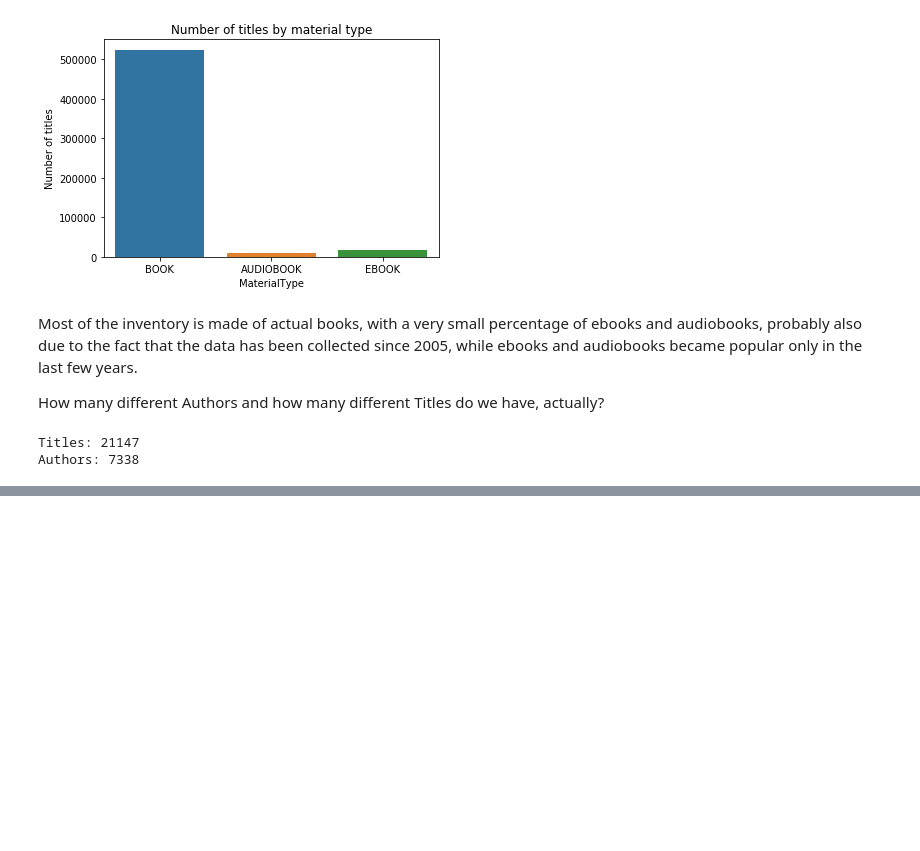
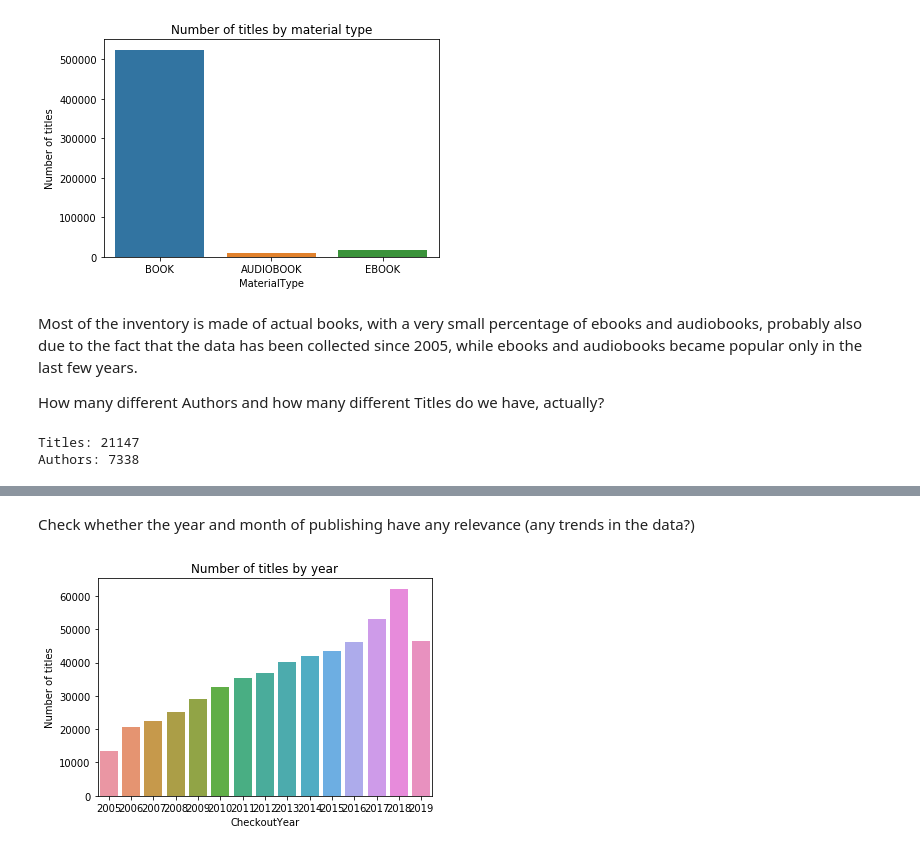
Before and after one commit to OanaTudu/BookTitleMovieCandidate, a Jupyter notebook: LibraryBooks.ipynb, the cells around one changed output, grey strips where cells are left out. Drawn from its saved outputs; the diff is of its cells as text; code cells hidden in the pictures; blank space fills up the shorter version.

```diff
--- a/LibraryBooks.ipynb
+++ b/LibraryBooks.ipynb
@@ -228,0 +243,8 @@ Authors: 7338
+# %% [markdown]
+Check whether the year and month of publishing have any relevance (any trends in the data?)
+# %%
+sns.countplot("CheckoutYear", data=df1)
+plt.title("Number of titles by year")
+plt.ylabel("Number of titles");
+# %% [output]
+[figure, added]
```
Also changed, not shown: parts of 28 cells of this notebook.
